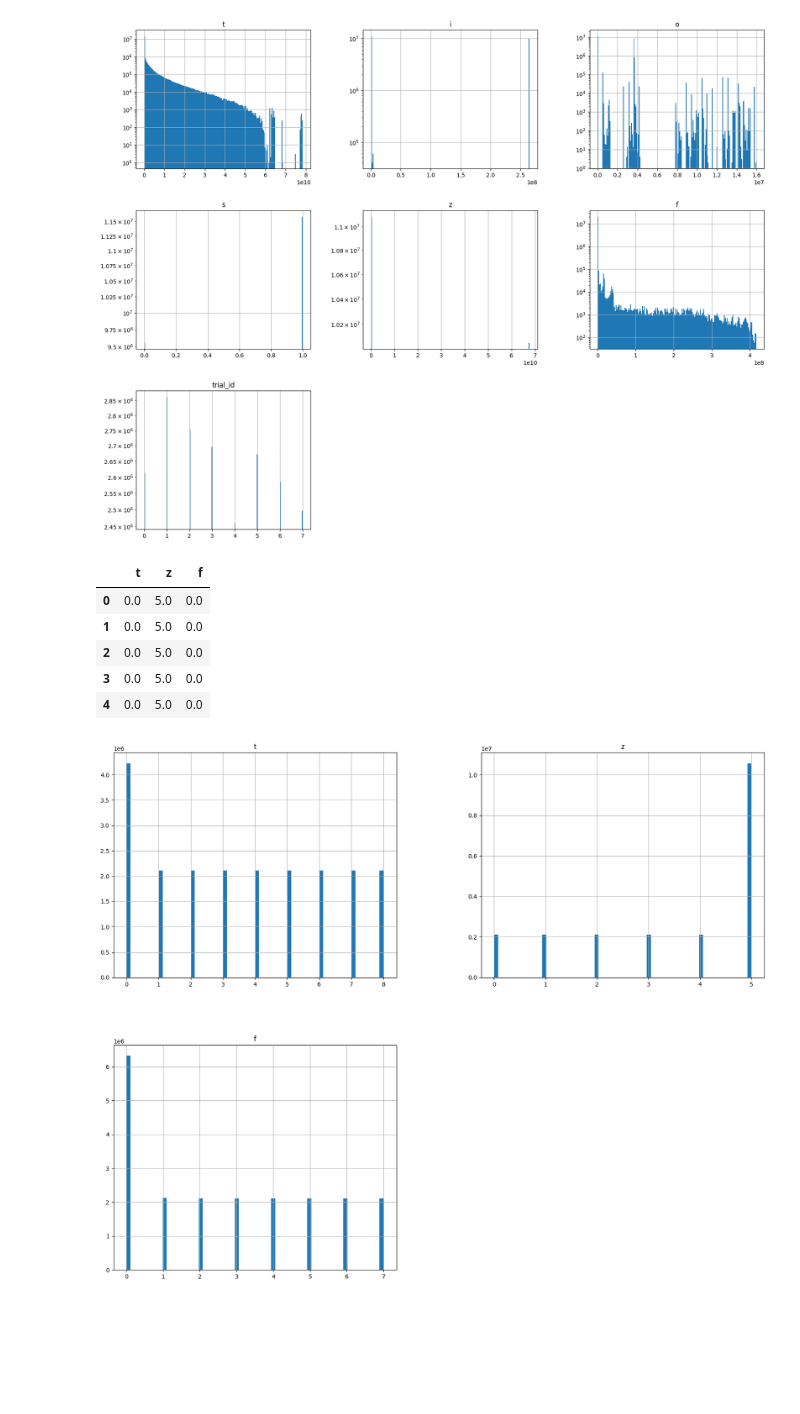
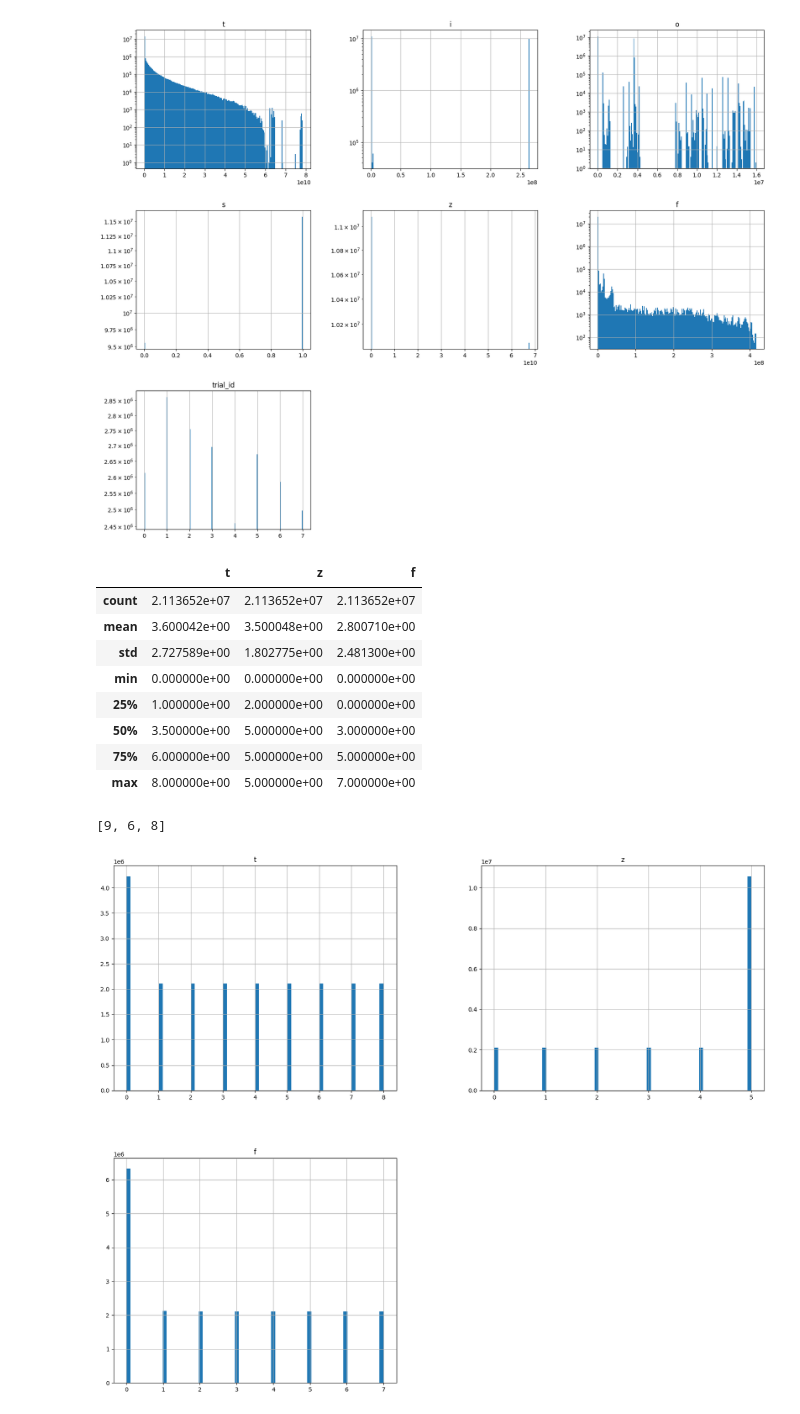
Before and after one commit to JayAndJef/learnedcache, a Jupyter notebook: parsing.ipynb, the cells around one changed output. Drawn from its saved outputs; the diff is of its cells as text; code cells hidden in the pictures; blank space fills up the shorter version.

```diff
--- a/parsing.ipynb
+++ b/parsing.ipynb
@@ -174,7 +166,8 @@ def train_and_transform_discretizer(
         encode=encode,
         strategy=strategy,
         subsample=subsample,
-        random_state=random_state
+        random_state=random_state,
+        quantile_method='averaged_inverted_cdf',
     )
 
     X_transformed = discretizer.fit_transform(X_train)
@@ -188,14 +181,22 @@ def train_and_transform_discretizer(
     return X_transformed_df, discretizer
 # %%
 featureset_df, discretizer = train_and_transform_discretizer(df[['t', 'z', 'f']], n_bins=10, strategy='quantile')
-featureset_df.head()
+featureset_df.describe()
 # %% [output]
 |  | t | z | f |
-| 0 | 0.0 | 5.0 | 0.0 |
-| 1 | 0.0 | 5.0 | 0.0 |
-| 2 | 0.0 | 5.0 | 0.0 |
-| 3 | 0.0 | 5.0 | 0.0 |
-| 4 | 0.0 | 5.0 | 0.0 |
+| count | 2.113652e+07 | 2.113652e+07 | 2.113652e+07 |
+| mean | 3.600042e+00 | 3.500048e+00 | 2.800710e+00 |
+| std | 2.727589e+00 | 1.802775e+00 | 2.481300e+00 |
+| min | 0.000000e+00 | 0.000000e+00 | 0.000000e+00 |
+| 25% | 1.000000e+00 | 2.000000e+00 | 0.000000e+00 |
+| 50% | 3.500000e+00 | 5.000000e+00 | 3.000000e+00 |
+| 75% | 6.000000e+00 | 5.000000e+00 | 5.000000e+00 |
+| max | 8.000000e+00 | 5.000000e+00 | 7.000000e+00 |
+# %%
+n_bins_list = [len(discretizer.bin_edges_[i]) - 1 for i in range(3)]
+n_bins_list
+# %% [output]
+[9, 6, 8]
 # %%
 featureset_df.hist(figsize=(20,16), bins = 64)
 plt.show()
```
Also changed, not shown: parts of 9 cells of this notebook, 3 other files.
